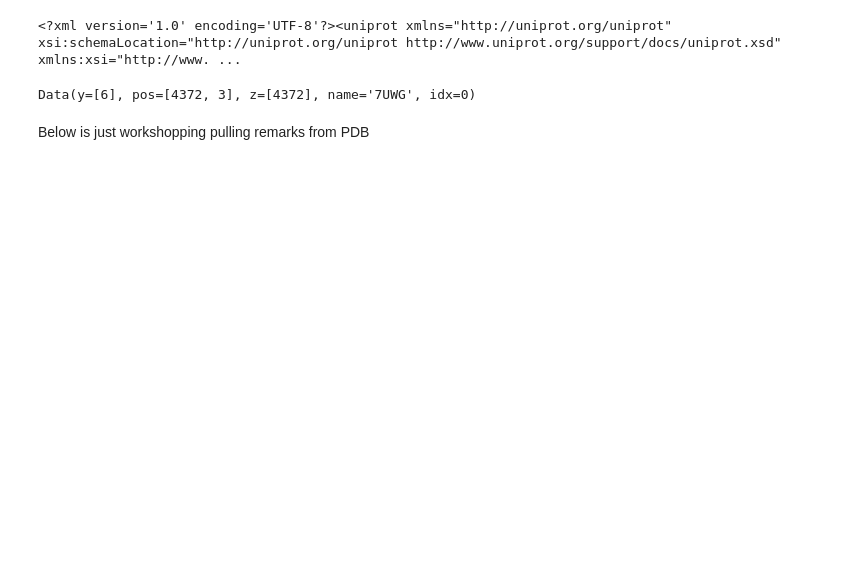
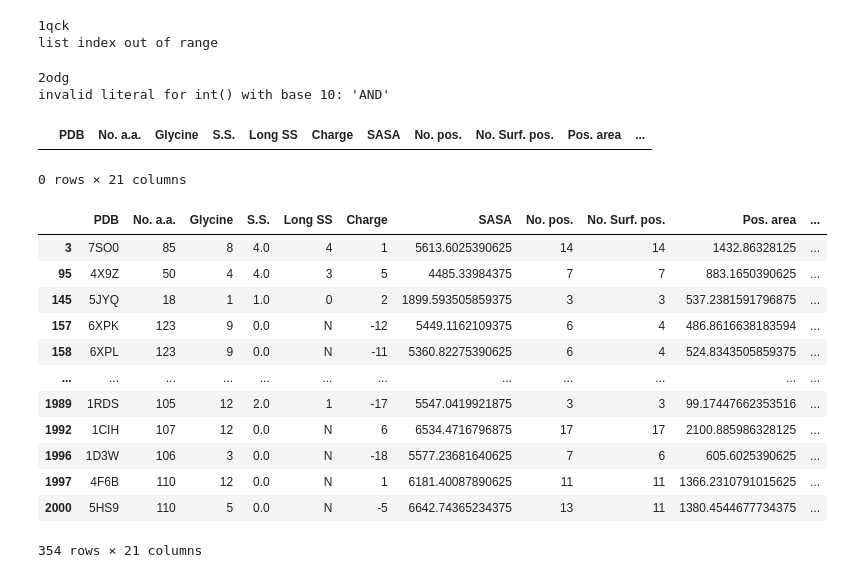
Before and after one commit to Magdk01/Anubis, a Jupyter notebook: notebooks/api_fetch.ipynb, the cells around one changed output. Saved outputs shown, nothing was run; the diff lists cells and outputs as text; code cells hidden in the pictures; blank space fills up the shorter version.

```diff
--- a/notebooks/api_fetch.ipynb
+++ b/notebooks/api_fetch.ipynb
@@ -132,0 +233,28 @@ df_merge = df.merge(df2,how='left',left_on="pdb",right_on="PDB")
+# %%
+# res_df['coords'] = res_df.apply(lambda row: get_atomic_structure(str(row.PDB).lower()),axis=1)
+
+# Initialize an empty list to store the coordinates
+coords_list = []
+
+# Iterate over each row in the DataFrame
+for index, row in tqdm(res_df.iterrows(),total=len(res_df)):
+    # Apply the get_atomic_structure function to the lowercase PDB value of the current row
+    # print(row['PDB'])
+    coords = get_atomic_structure(str(row['PDB']).lower())
+    # Append the result to the coords_list
+    coords_list.append(coords)
+
+# Assign the list of coordinates to the 'coords' column of the DataFrame
+res_df['coords'] = coords_list
+# %% [output]
+1qck
+list index out of range
+2odg
+invalid literal for int() with base 10: 'AND'
+# %%
+res_df[res_df.PDB=="2odg"]
+# %% [output]
+|  | PDB | No. a.a. | Glycine | S.S. | Long SS | Charge | SASA | No. pos. | No. Surf. pos. | Pos. area | ... |
+0 rows × 21 columns
+# %%
+output_df = res_df[~pd.isna(res_df["coords"])]
@@ -133,3 +263,19 @@ df_merge = df.merge(df2,how='left',left_on="pdb",right_on="PDB")
+# %%
+output_df
+# %% [output]
+|  | PDB | No. a.a. | Glycine | S.S. | Long SS | Charge | SASA | No. pos. | No. Surf. pos. | Pos. area | ... |
+| 3 | 7SO0 | 85 | 8 | 4.0 | 4 | 1 | 5613.6025390625 | 14 | 14 | 1432.86328125 | ... |
+| 95 | 4X9Z | 50 | 4 | 4.0 | 3 | 5 | 4485.33984375 | 7 | 7 | 883.1650390625 | ... |
+| 145 | 5JYQ | 18 | 1 | 1.0 | 0 | 2 | 1899.593505859375 | 3 | 3 | 537.2381591796875 | ... |
+| 157 | 6XPK | 123 | 9 | 0.0 | N | -12 | 5449.1162109375 | 6 | 4 | 486.8616638183594 | ... |
+| 158 | 6XPL | 123 | 9 | 0.0 | N | -11 | 5360.82275390625 | 6 | 4 | 524.8343505859375 | ... |
+| ... | ... | ... | ... | ... | ... | ... | ... | ... | ... | ... | ... |
+| 1989 | 1RDS | 105 | 12 | 2.0 | 1 | -17 | 5547.0419921875 | 3 | 3 | 99.17447662353516 | ... |
+| 1992 | 1CIH | 107 | 12 | 0.0 | N | 6 | 6534.4716796875 | 17 | 17 | 2100.885986328125 | ... |
+| 1996 | 1D3W | 106 | 3 | 0.0 | N | -18 | 5577.23681640625 | 7 | 6 | 605.6025390625 | ... |
+| 1997 | 4F6B | 110 | 12 | 0.0 | N | 1 | 6181.40087890625 | 11 | 11 | 1366.2310791015625 | ... |
+| 2000 | 5HS9 | 110 | 5 | 0.0 | N | -5 | 6642.74365234375 | 13 | 11 | 1380.4544677734375 | ... |
+354 rows × 21 columns
 # %%
 def build_dataset(df):
     df = df.copy().reset_index()
@@ -156,8 +302,3 @@ def build_dataset(df):
         data_list.append(data)
 
     return data_list
-# %%
-build_xml()
-df = read_xml()
-# %% [output]
-<?xml version='1.0' encoding='UTF-8'?><uniprot xmlns="http://uniprot.org/uniprot" xsi:schemaLocation="http://uniprot.org/uniprot http://www.uniprot.org/support/docs/uniprot.xsd" xmlns:xsi="http://www. ...
@@ -167,6 +304,0 @@ data = build_dataset(df_merge)
-# %%
-data[0]
-# %% [output]
-Data(y=[6], pos=[4372, 3], z=[4372], name='7UWG', idx=0)
-# %% [markdown]
-Below is just workshopping pulling remarks from PDB
```
Also changed, not shown: parts of 28 cells of this notebook, 2 other files.
